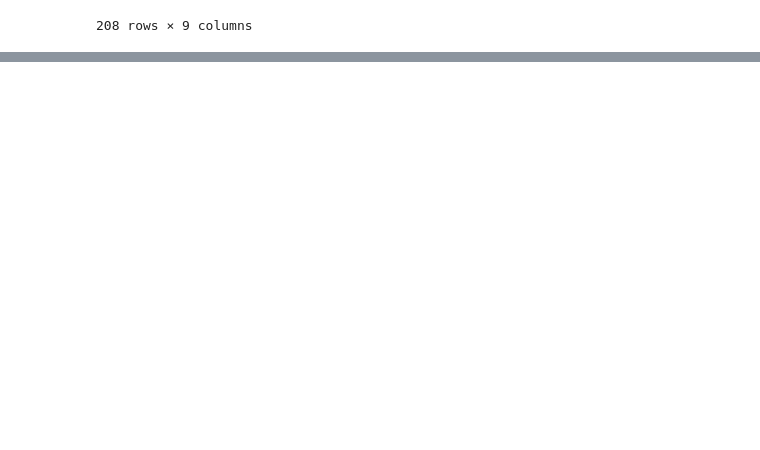
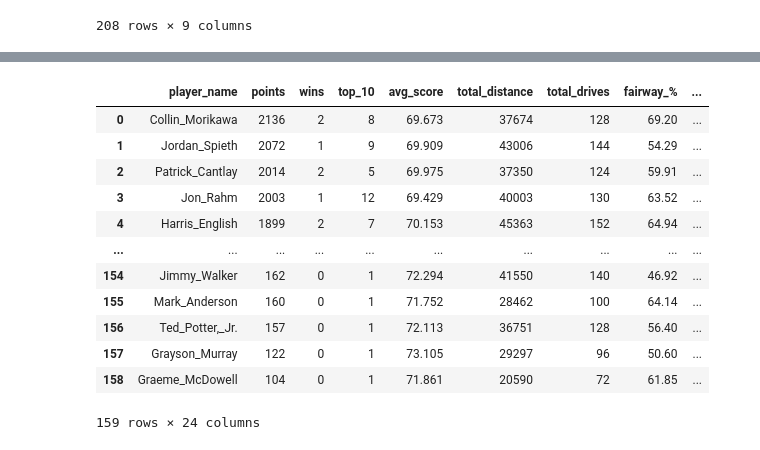
Before and after one commit to asval211/pga_golf_dataset, a Jupyter notebook: notebooks/exploratory/Cameron/Data Scraping.ipynb, the cells around one changed output, grey strips where cells are left out. Saved outputs shown, nothing was run; the diff lists cells and outputs as text; code cells hidden in the pictures; blank space fills up the shorter version.

```diff
--- a/notebooks/exploratory/Cameron/Data Scraping.ipynb
+++ b/notebooks/exploratory/Cameron/Data Scraping.ipynb
@@ -177,0 +284,40 @@ html_dfs9[1]
+# %%
+df = df.rename(columns={'#_of_wins': 'wins', 'avg': 'avg_score', '%_x':'fairway_%','%_y':'%_gir',})
+# %%
+# Replace NaN with 0 in Top 10
+df['top_10'].fillna(0, inplace=True)
+df['top_10'] = df['top_10'].astype(int)
+
+
+
+
+
+# Change Rounds to int
+df['rounds'] = df['rounds'].astype(int)
+
+
+df['points'] = df['points'].astype(int)
+
+df.columns = map(str.lower, df.columns)
+df["money"] = df["money"].str.replace("$", "")
+df["money"] = df["money"].str.replace(",", "")
+df["money"] = df["money"].str.replace(".", "")
+df["money"] = df["money"].astype('float64')
+#df["player_name"] = df["player_name"].str.replace(' ', '_')
+df.columns=df.columns.str.replace(' ', '_')
+df["player_name"] = df["player_name"].str.replace(' ', '_')
+df
+# %% [output]
+|  | player_name | points | wins | top_10 | avg_score | total_distance | total_drives | fairway_% | ... |
+| 0 | Collin_Morikawa | 2136 | 2 | 8 | 69.673 | 37674 | 128 | 69.20 | ... |
+| 1 | Jordan_Spieth | 2072 | 1 | 9 | 69.909 | 43006 | 144 | 54.29 | ... |
+| 2 | Patrick_Cantlay | 2014 | 2 | 5 | 69.975 | 37350 | 124 | 59.91 | ... |
+| 3 | Jon_Rahm | 2003 | 1 | 12 | 69.429 | 40003 | 130 | 63.52 | ... |
+| 4 | Harris_English | 1899 | 2 | 7 | 70.153 | 45363 | 152 | 64.94 | ... |
+| ... | ... | ... | ... | ... | ... | ... | ... | ... | ... |
+| 154 | Jimmy_Walker | 162 | 0 | 1 | 72.294 | 41550 | 140 | 46.92 | ... |
+| 155 | Mark_Anderson | 160 | 0 | 1 | 71.752 | 28462 | 100 | 64.14 | ... |
+| 156 | Ted_Potter,_Jr. | 157 | 0 | 1 | 72.113 | 36751 | 128 | 56.40 | ... |
+| 157 | Grayson_Murray | 122 | 0 | 1 | 73.105 | 29297 | 96 | 50.60 | ... |
+| 158 | Graeme_McDowell | 104 | 0 | 1 | 71.861 | 20590 | 72 | 61.85 | ... |
+159 rows × 24 columns
```
Also changed, not shown: parts of 15 cells of this notebook, 1 other file.
